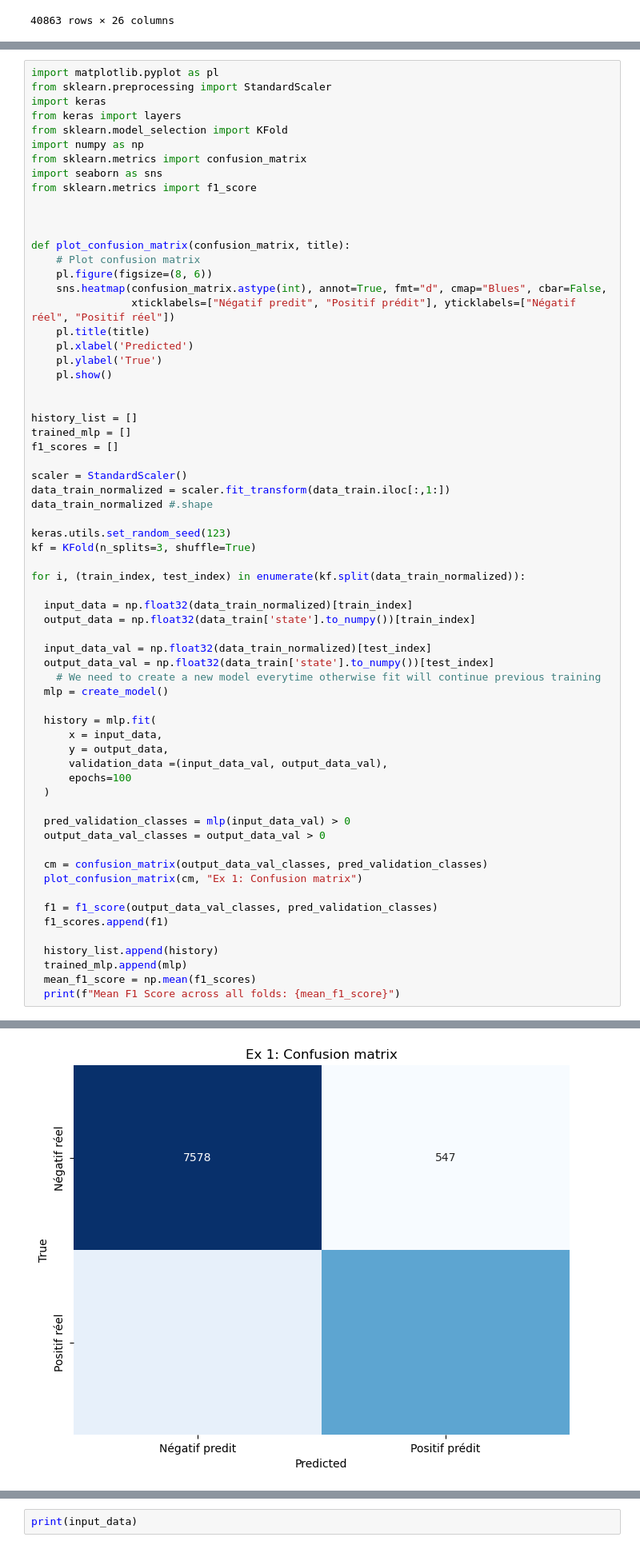
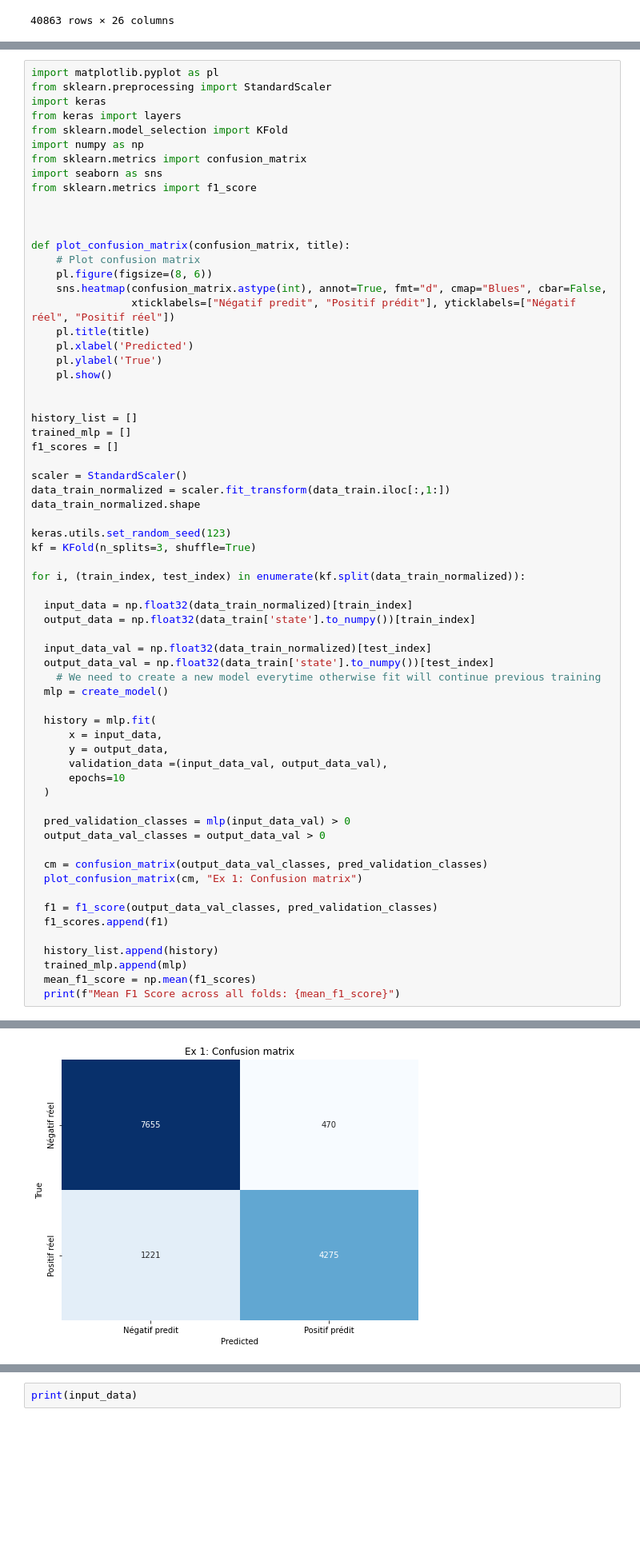
Before and after one commit to Rafou2898/ARN, a Jupyter notebook: labo3/ARN_Lab3.ipynb, the cells around one changed output, grey strips where cells are left out. Shown: that part at 80% size. Cells and saved outputs as stored; diff of their text form; blank space fills up the shorter version.

```diff
--- a/labo3/ARN_Lab3.ipynb
+++ b/labo3/ARN_Lab3.ipynb
@@ -146,7 +128,7 @@ f1_scores = []
 
 scaler = StandardScaler()
 data_train_normalized = scaler.fit_transform(data_train.iloc[:,1:])
-data_train_normalized #.shape
+data_train_normalized.shape
 
 keras.utils.set_random_seed(123)
 kf = KFold(n_splits=3, shuffle=True)
@@ -165,7 +147,7 @@ for i, (train_index, test_index) in enumerate(kf.split(data_train_normalized)):
       x = input_data,
       y = output_data,
       validation_data =(input_data_val, output_data_val),
-      epochs=100
+      epochs=10
   )
 
   pred_validation_classes = mlp(input_data_val) > 0
@@ -202 +187 @@ Epoch 100/100
-[figure, old version]
+[figure, new version]
```
Also changed, not shown: parts of 7 cells of this notebook, 1 other file.
